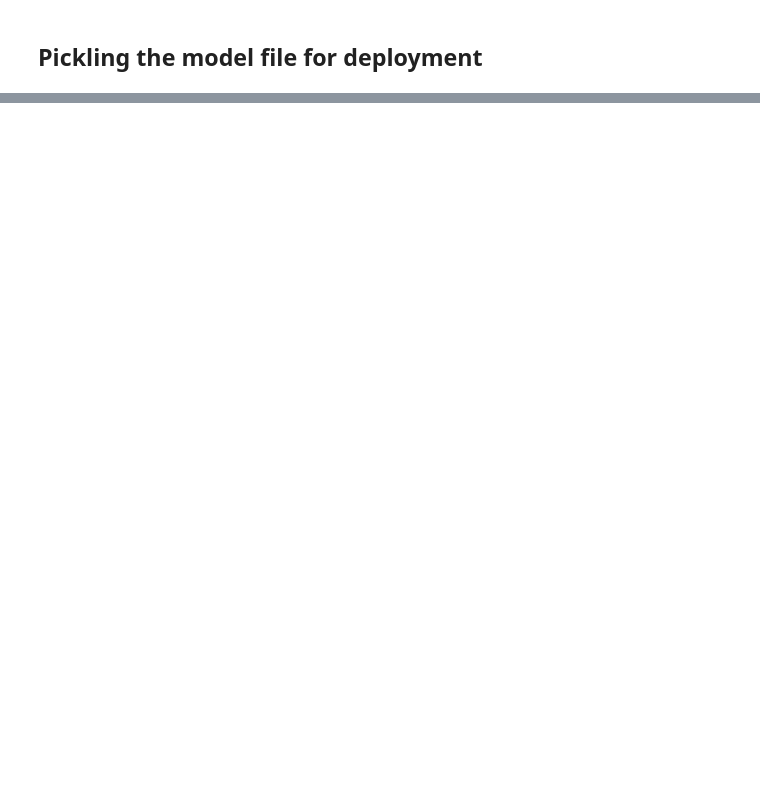
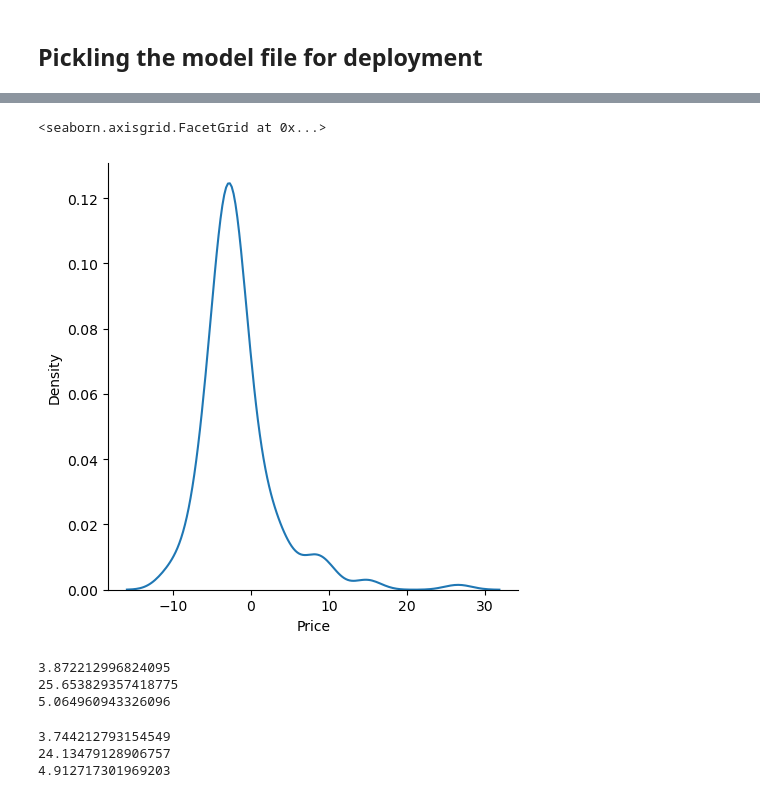
Before and after one commit to AlexanderPelaezJimenez/boston_house_pricing, a Jupyter notebook: notebook.ipynb, the cells around one changed output, grey strips where cells are left out. Cells and saved outputs as stored; diff of their text form; code cells hidden in the pictures; blank space fills up the shorter version.

Commit message:
This commits includes Ridge Model on notebook.ipynb

```diff
--- a/notebook.ipynb
+++ b/notebook.ipynb
@@ -438,0 +465,4 @@ array([23.01581921])
+# %%
+ridge_reg = Ridge(alpha=0.5)
+# %%
+ridge_reg.fit(X_train, y_train)
@@ -438,0 +471,5 @@ array([23.01581921])
+# %%
+## Prediction with test data
+
+ridge_reg_pred = ridge_reg.predict(X_test)
+ridge_reg_pred
@@ -438,0 +494,4 @@ array([23.01581921])
+# %%
+## Residuals
+ridge_residuals = y_test - ridge_reg_pred
+ridge_residuals
@@ -438,0 +511,25 @@ array([23.01581921])
+# %%
+## Plot the residuals
+
+sns.displot(ridge_residuals, kind='kde')
+# %% [output]
+<seaborn.axisgrid.FacetGrid at 0x...>
+[figure, added]
+# %%
+# Ridge
+print(mean_absolute_error(y_test, ridge_reg_pred))
+print(mean_squared_error(y_test, ridge_reg_pred))
+print(np.sqrt(mean_squared_error(y_test, ridge_reg_pred)))
+# %% [output]
+3.872212996824095
+25.653829357418775
+5.064960943326096
+# %%
+#Linear Reg
+print(mean_absolute_error(y_test, reg_pred))
+print(mean_squared_error(y_test, reg_pred))
+print(np.sqrt(mean_squared_error(y_test, reg_pred)))
+# %% [output]
+3.744212793154549
+24.13479128906757
+4.912717301969203
```
Also changed, not shown: parts of 36 cells of this notebook, 1 other file.
